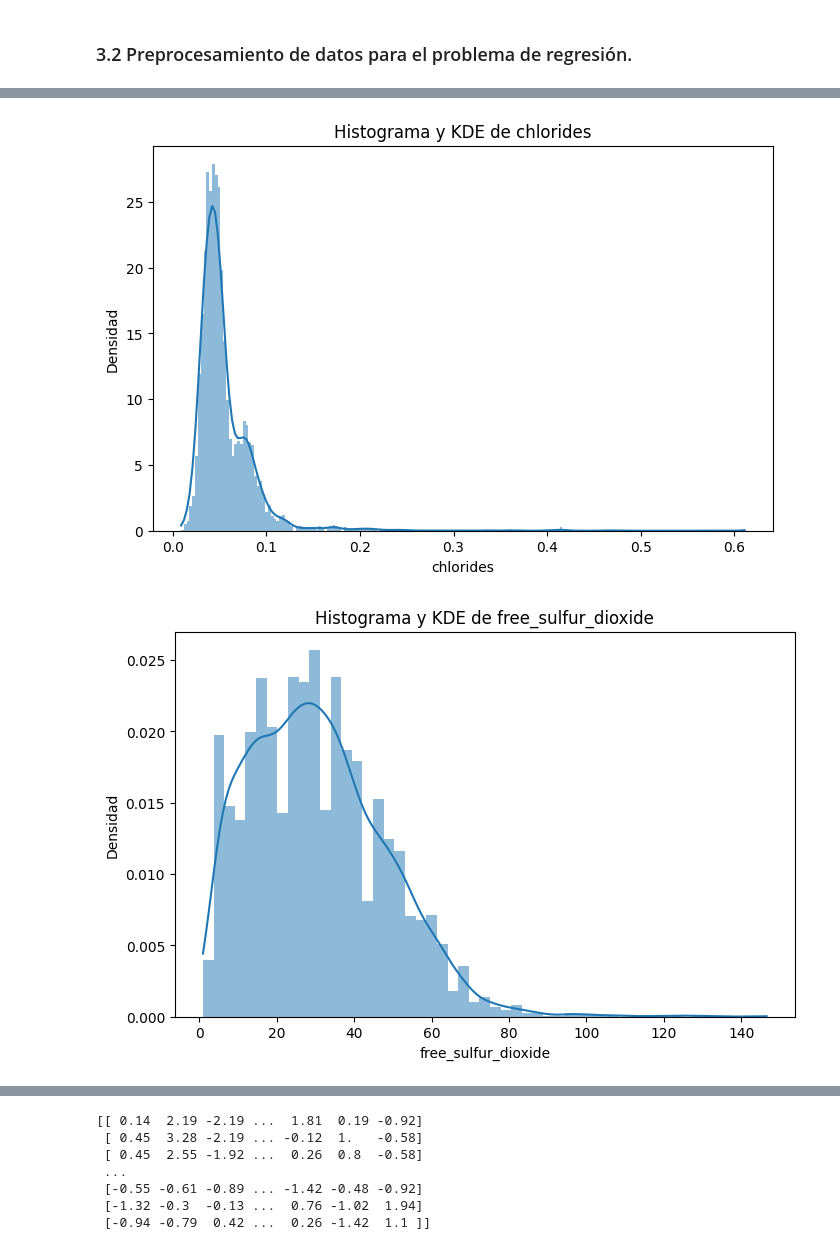
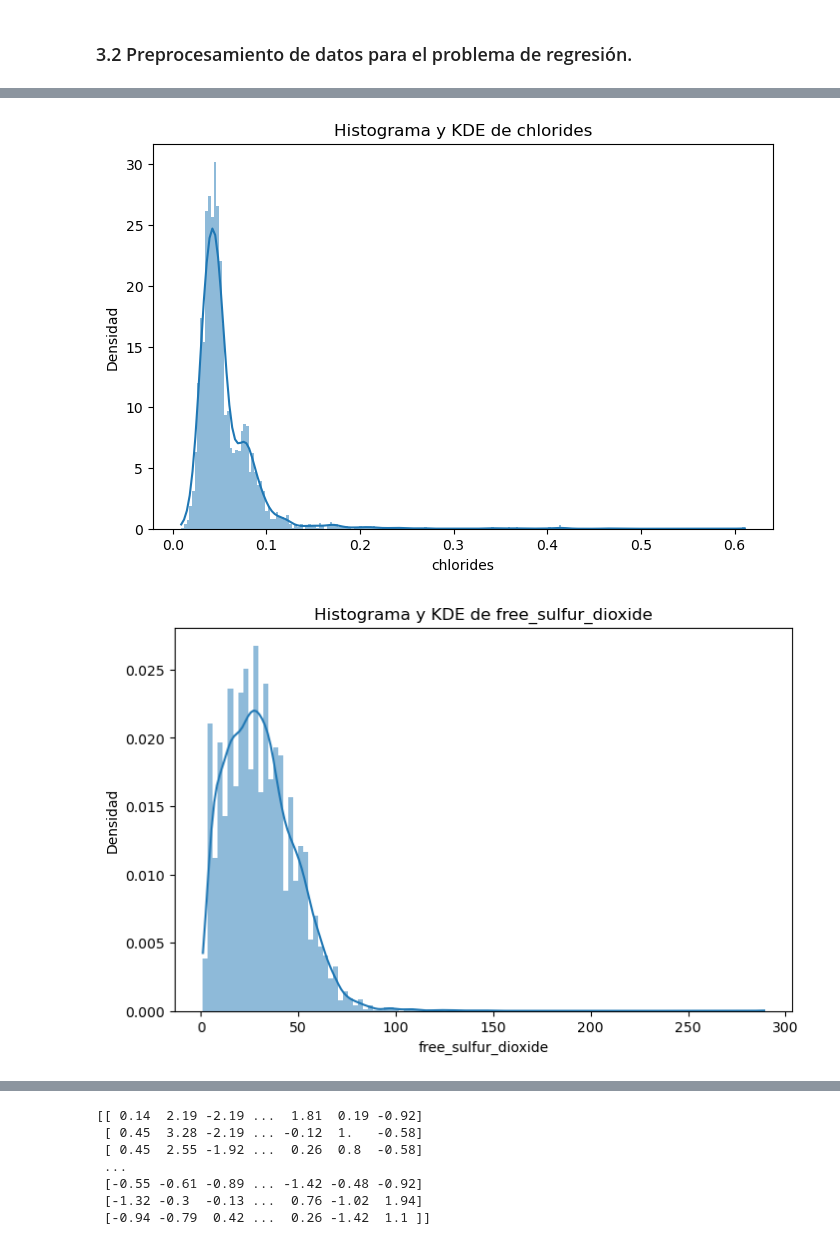
Before and after one commit to MartoBadi/TSCDIA-, a Jupyter notebook: Modelizado de Minería de Datos/tp_final/tp_final_regresion.ipynb, the cells around one changed output, grey strips where cells are left out. Saved outputs shown, nothing was run; the diff lists cells and outputs as text; code cells hidden in the pictures.

```diff
--- a/Modelizado de Minería de Datos/tp_final/tp_final_regresion.ipynb
+++ b/Modelizado de Minería de Datos/tp_final/tp_final_regresion.ipynb
@@ -200,6 +202,6 @@ def histograma_kde(df, column):
     plt.ylabel("Densidad")
     plt.show()
 
-for i in X.columns:
-    histograma_kde(pd.DataFrame(X_train, columns=X.columns), i)
+for i in df_reg.columns:
+    histograma_kde(df_reg, i)
 # %% [output]
@@ -210,2 +212,2 @@ for i in X.columns:
-[figure, old version]
+[figure, new version]
-[figure, old version]
+[figure, new version]
```
Also changed, not shown: parts of 3 cells of this notebook.
